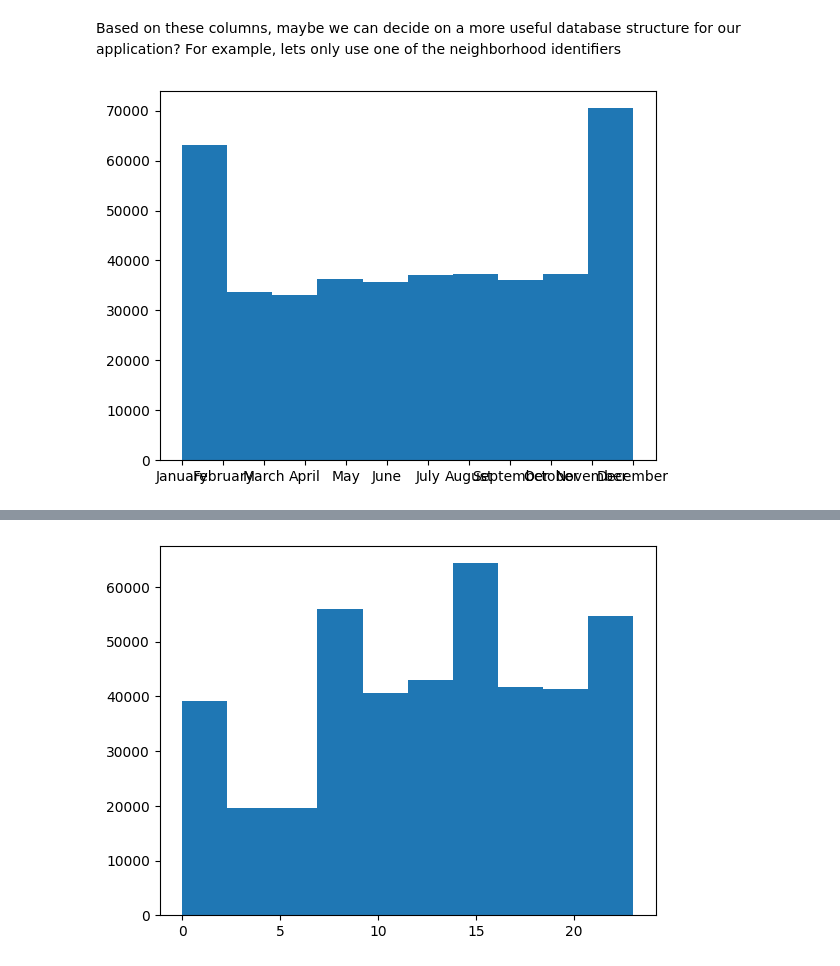
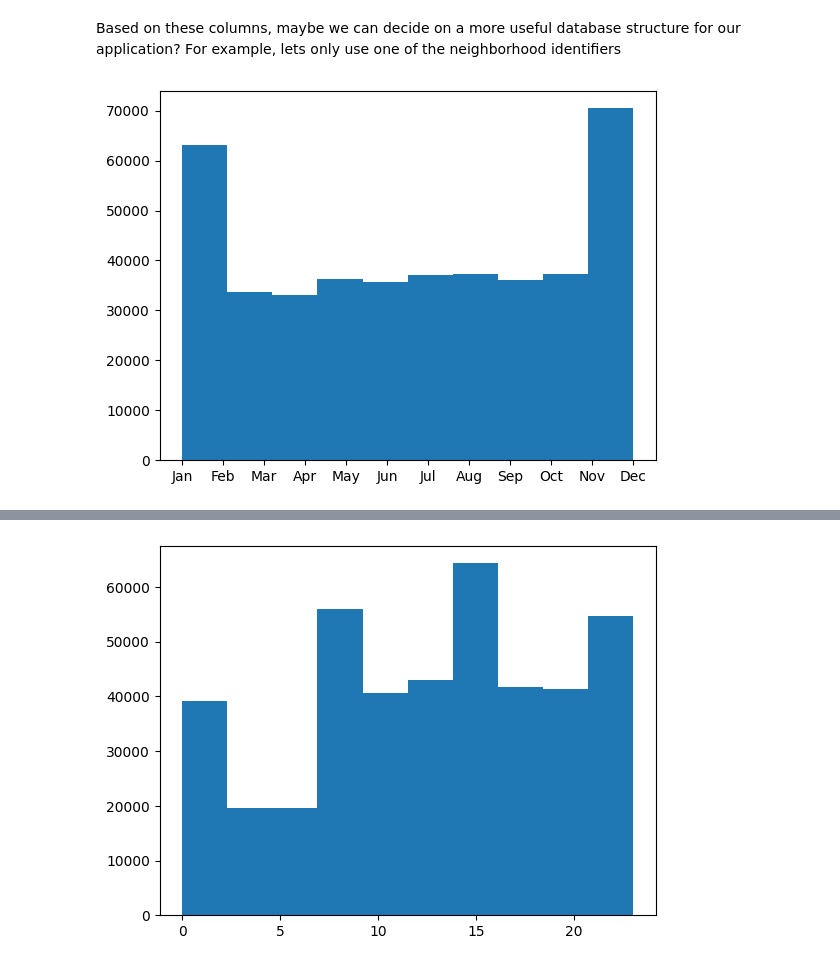
Before and after one commit to Double-Dev/CSCI403-FinalProject, a Jupyter notebook: Stats/stats.ipynb, the cells around one changed output, grey strips where cells are left out. Drawn from its saved outputs; the diff is of its cells as text; code cells hidden in the pictures.

```diff
--- a/Stats/stats.ipynb
+++ b/Stats/stats.ipynb
@@ -39,9 +39,13 @@ Index(['_id', 'EVENT_UNIQUE_ID', 'REPORT_DATE', 'OCC_DATE', 'REPORT_YEAR',
 Based on these columns, maybe we can decide on a more useful database structure for our application? For example, lets only use one of the neighborhood identifiers
 # %%
 #Histogram of crimes by month - maybe certain crimes are classified as Dec or Jan by default?
-plt.hist(df['REPORT_MONTH'])
+def cut(s):
+    return s[:3]
+
+plt.hist((df['REPORT_MONTH'].apply(cut)))
+plt.title()
 plt.show()
 # %% [output]
-[figure, old version]
+[figure, new version]
 # %%
 #work on smaller set of data
```
Also changed, not shown: parts of 4 cells of this notebook, 3 other files.
